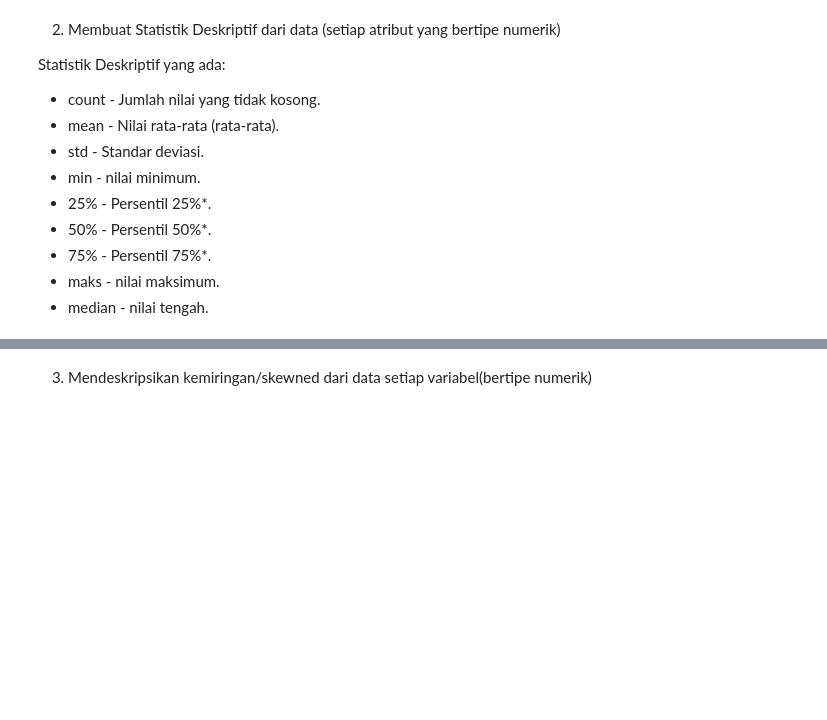
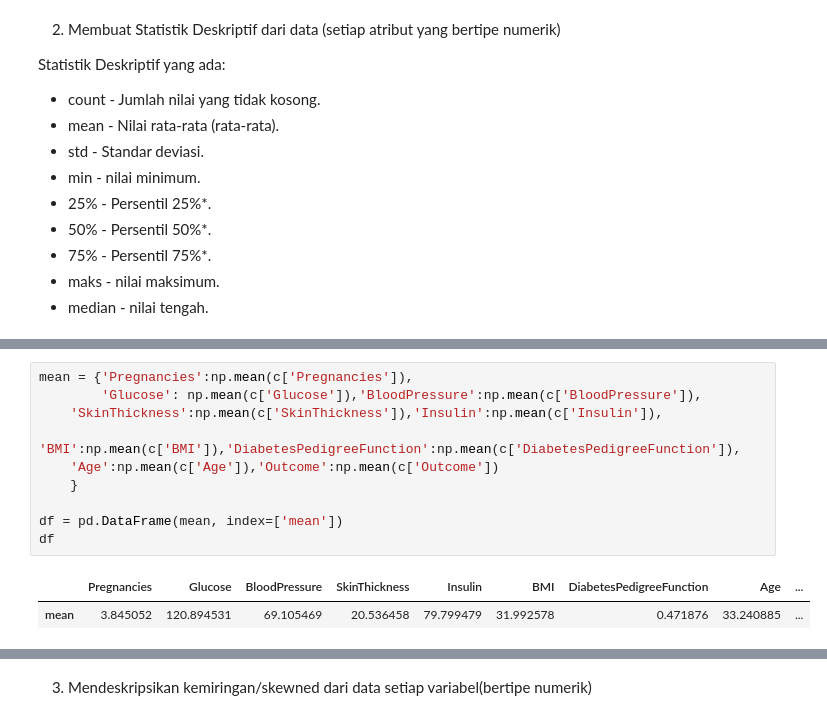
Before and after one commit to Amelia039/datamining, a Jupyter notebook: _sources/notebooks.ipynb, the cells around one changed output, grey strips where cells are left out. Drawn from its saved outputs; the diff is of its cells as text; blank space fills up the shorter version.

```diff
--- a/_sources/notebooks.ipynb
+++ b/_sources/notebooks.ipynb
@@ -116,0 +130,13 @@ c.describe()
+# %%
+mean = {'Pregnancies':np.mean(c['Pregnancies']),
+		'Glucose': np.mean(c['Glucose']),'BloodPressure':np.mean(c['BloodPressure']),
+    'SkinThickness':np.mean(c['SkinThickness']),'Insulin':np.mean(c['Insulin']),
+    'BMI':np.mean(c['BMI']),'DiabetesPedigreeFunction':np.mean(c['DiabetesPedigreeFunction']),
+    'Age':np.mean(c['Age']),'Outcome':np.mean(c['Outcome'])
+    }
+
+df = pd.DataFrame(mean, index=['mean'])
+df
+# %% [output]
+|  | Pregnancies | Glucose | BloodPressure | SkinThickness | Insulin | BMI | DiabetesPedigreeFunction | Age | ... |
+| mean | 3.845052 | 120.894531 | 69.105469 | 20.536458 | 79.799479 | 31.992578 | 0.471876 | 33.240885 | ... |
```
Also changed, not shown: parts of 34 cells of this notebook, 14 other files.
